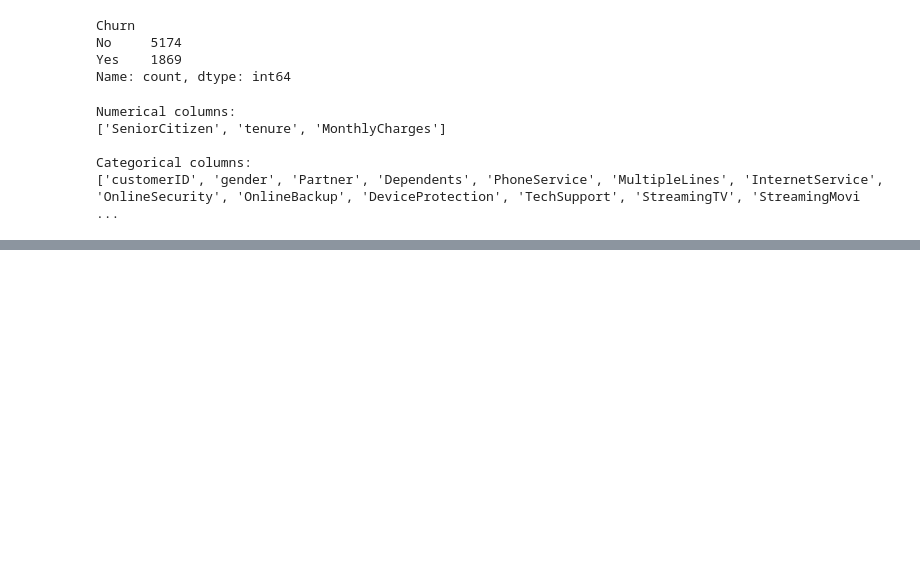
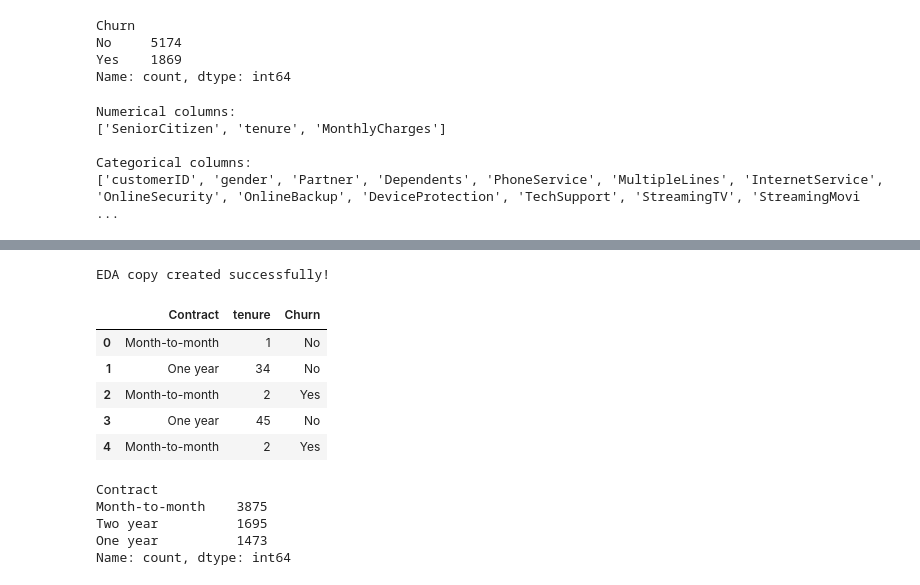
Before and after one commit to shubhamsinghsarkar61/Customer-Churn-Prediction, a Jupyter notebook: EDA.ipynb, the cells around one changed output, grey strips where cells are left out. Saved outputs shown, nothing was run; the diff lists cells and outputs as text; code cells hidden in the pictures; blank space fills up the shorter version.

```diff
--- a/EDA.ipynb
+++ b/EDA.ipynb
@@ -115,0 +136,23 @@ Categorical columns:
+# %%
+eda_df = df.copy()
+
+print("EDA copy created successfully!")
+# %% [output]
+EDA copy created successfully!
+# %%
+eda_df[['Contract', 'tenure', 'Churn']].head()
+# %% [output]
+|  | Contract | tenure | Churn |
+| 0 | Month-to-month | 1 | No |
+| 1 | One year | 34 | No |
+| 2 | Month-to-month | 2 | Yes |
+| 3 | One year | 45 | No |
+| 4 | Month-to-month | 2 | Yes |
+# %%
+eda_df['Contract'].value_counts()
+# %% [output]
+Contract
+Month-to-month    3875
+Two year          1695
+One year          1473
+Name: count, dtype: int64
```
Also changed, not shown: parts of 8 cells of this notebook.
